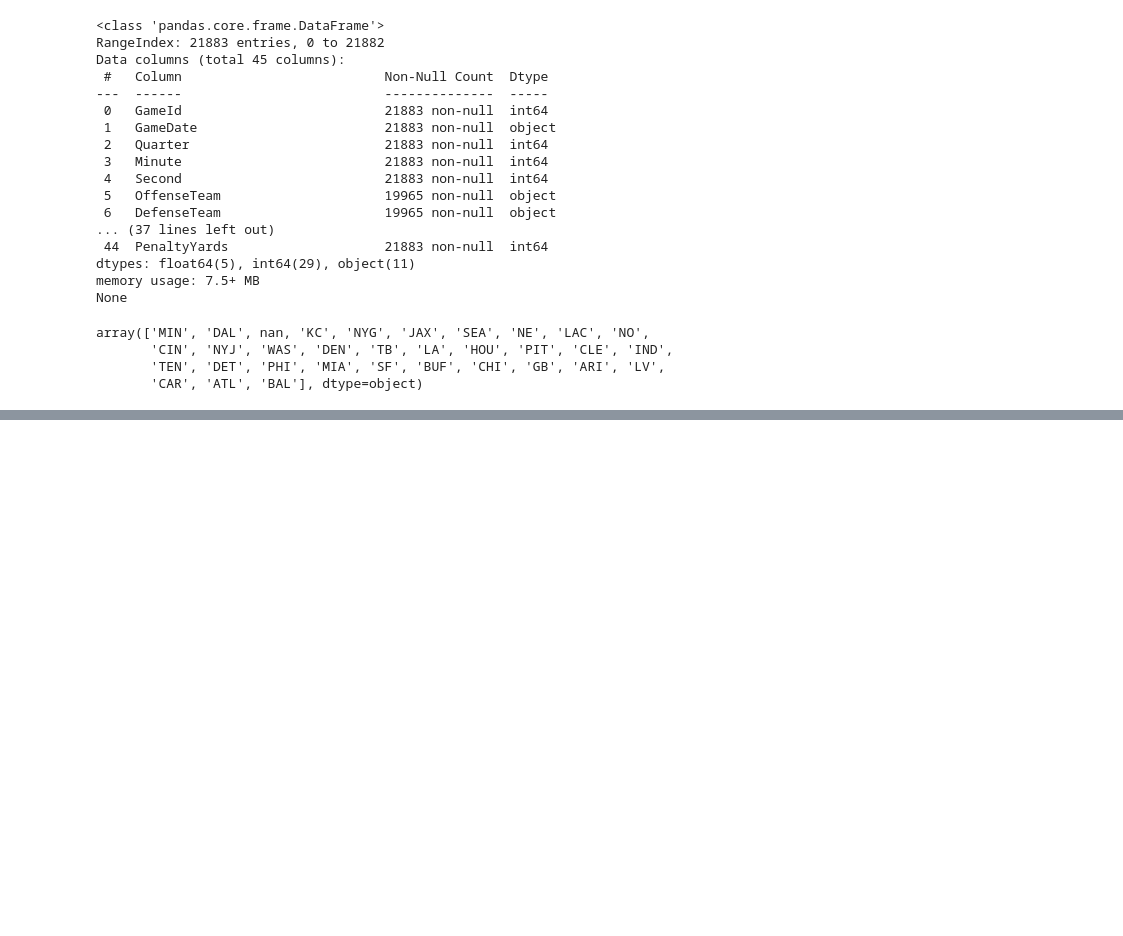
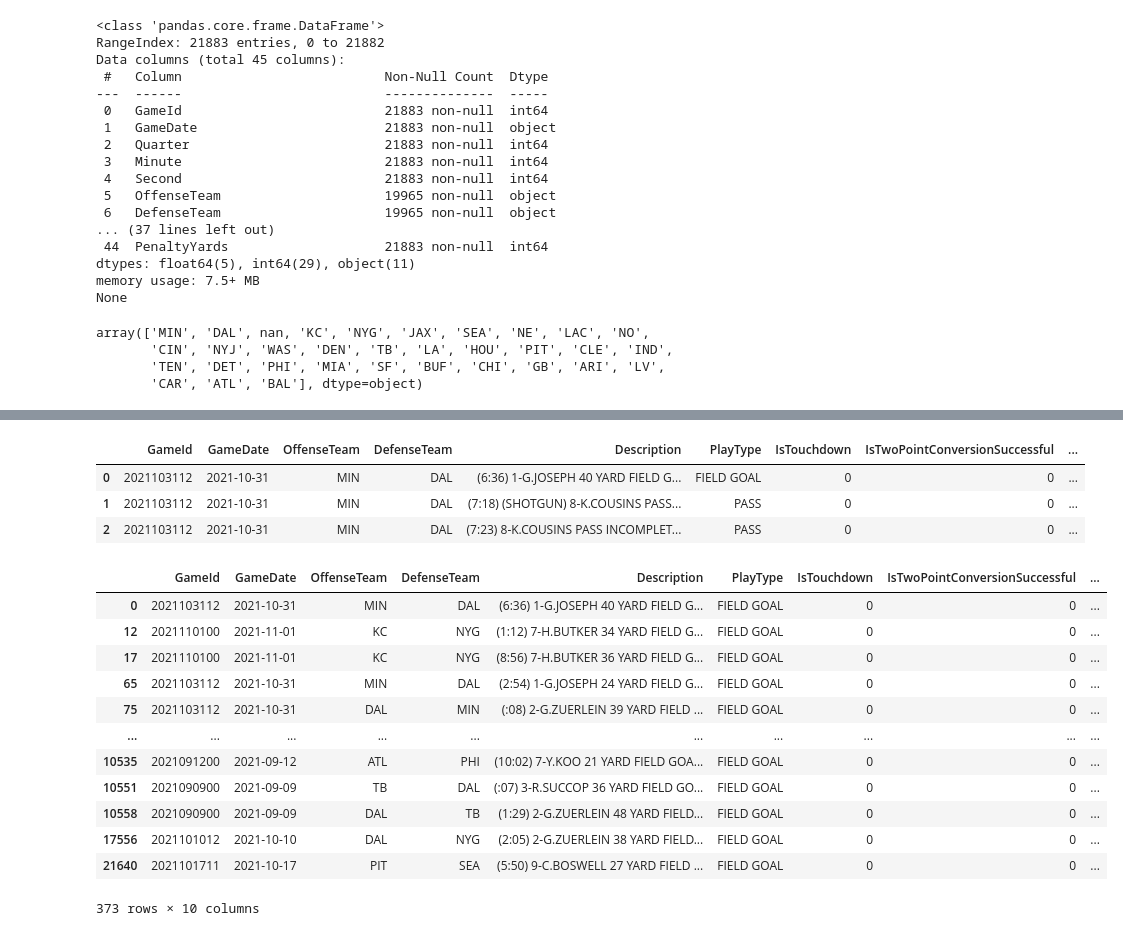
Before and after one commit to dianaquinterol/MujeresDigitales, a Jupyter notebook: ProyectoNFL.ipynb, the cells around one changed output, grey strips where cells are left out. Drawn from its saved outputs; the diff is of its cells as text; code cells hidden in the pictures; blank space fills up the shorter version.

```diff
--- a/ProyectoNFL.ipynb
+++ b/ProyectoNFL.ipynb
@@ -73,0 +119,23 @@ df1 = ["OffenseTeamn"] =="MIN"
+# %%
+game.head(3)
+# %% [output]
+|  | GameId | GameDate | OffenseTeam | DefenseTeam | Description | PlayType | IsTouchdown | IsTwoPointConversionSuccessful | ... |
+| 0 | 2021103112 | 2021-10-31 | MIN | DAL | (6:36) 1-G.JOSEPH 40 YARD FIELD G... | FIELD GOAL | 0 | 0 | ... |
+| 1 | 2021103112 | 2021-10-31 | MIN | DAL | (7:18) (SHOTGUN) 8-K.COUSINS PASS... | PASS | 0 | 0 | ... |
+| 2 | 2021103112 | 2021-10-31 | MIN | DAL | (7:23) 8-K.COUSINS PASS INCOMPLET... | PASS | 0 | 0 | ... |
+# %%
+game[(game["PlayType"]=="FIELD GOAL") & (game["Description"].str.contains("IS GOOD"))]
+# %% [output]
+|  | GameId | GameDate | OffenseTeam | DefenseTeam | Description | PlayType | IsTouchdown | IsTwoPointConversionSuccessful | ... |
+| 0 | 2021103112 | 2021-10-31 | MIN | DAL | (6:36) 1-G.JOSEPH 40 YARD FIELD G... | FIELD GOAL | 0 | 0 | ... |
+| 12 | 2021110100 | 2021-11-01 | KC | NYG | (1:12) 7-H.BUTKER 34 YARD FIELD G... | FIELD GOAL | 0 | 0 | ... |
+| 17 | 2021110100 | 2021-11-01 | KC | NYG | (8:56) 7-H.BUTKER 36 YARD FIELD G... | FIELD GOAL | 0 | 0 | ... |
+| 65 | 2021103112 | 2021-10-31 | MIN | DAL | (2:54) 1-G.JOSEPH 24 YARD FIELD G... | FIELD GOAL | 0 | 0 | ... |
+| 75 | 2021103112 | 2021-10-31 | DAL | MIN | (:08) 2-G.ZUERLEIN 39 YARD FIELD ... | FIELD GOAL | 0 | 0 | ... |
+| ... | ... | ... | ... | ... | ... | ... | ... | ... | ... |
+| 10535 | 2021091200 | 2021-09-12 | ATL | PHI | (10:02) 7-Y.KOO 21 YARD FIELD GOA... | FIELD GOAL | 0 | 0 | ... |
+| 10551 | 2021090900 | 2021-09-09 | TB | DAL | (:07) 3-R.SUCCOP 36 YARD FIELD GO... | FIELD GOAL | 0 | 0 | ... |
+| 10558 | 2021090900 | 2021-09-09 | DAL | TB | (1:29) 2-G.ZUERLEIN 48 YARD FIELD... | FIELD GOAL | 0 | 0 | ... |
+| 17556 | 2021101012 | 2021-10-10 | DAL | NYG | (2:05) 2-G.ZUERLEIN 38 YARD FIELD... | FIELD GOAL | 0 | 0 | ... |
+| 21640 | 2021101711 | 2021-10-17 | PIT | SEA | (5:50) 9-C.BOSWELL 27 YARD FIELD ... | FIELD GOAL | 0 | 0 | ... |
+373 rows × 10 columns
```
Also changed, not shown: parts of 8 cells of this notebook.
